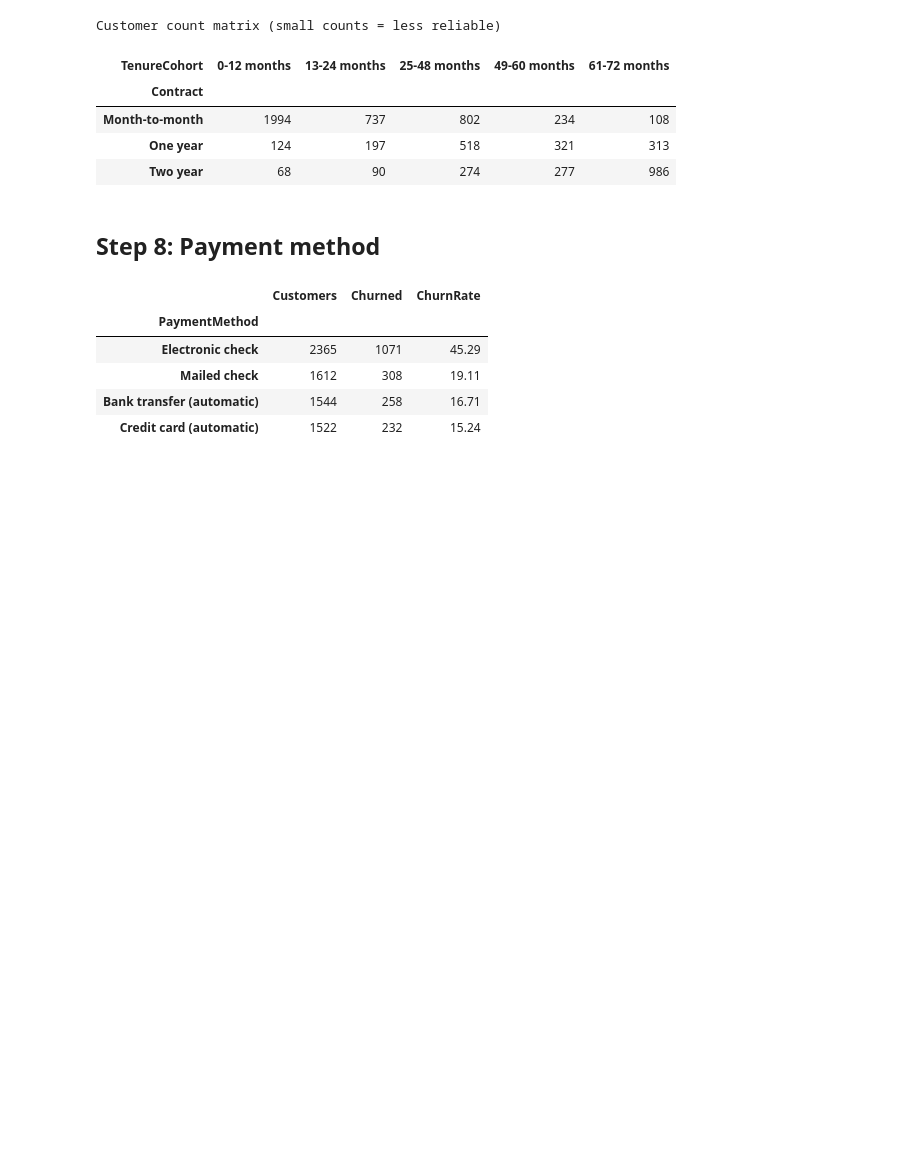
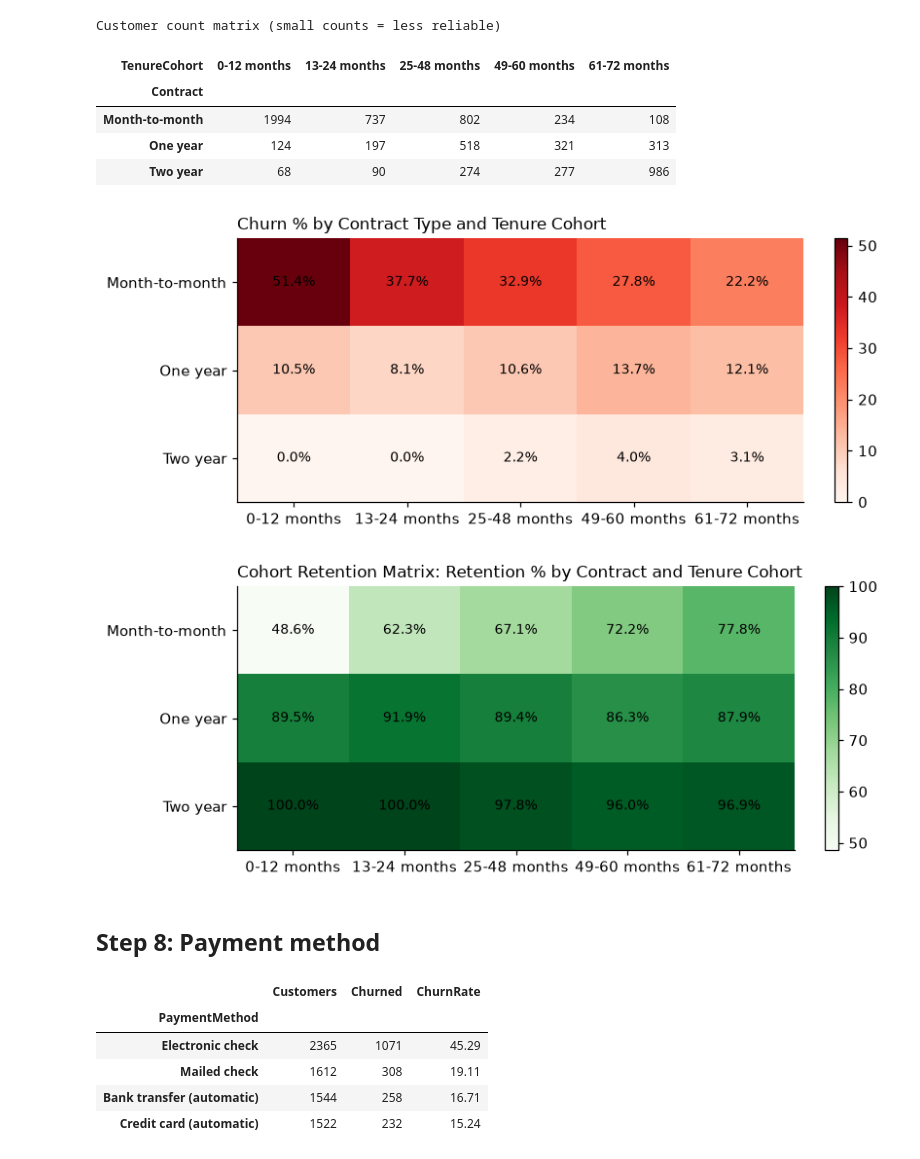
Before and after one commit to MohammedTech28/Datheon_Data_Analytics_-_Power_BI_Internship, a Jupyter notebook: Task_3/churn_analysis.ipynb, the cells around one changed output. Saved outputs shown, nothing was run; the diff lists cells and outputs as text; code cells hidden in the pictures; blank space fills up the shorter version.

```diff
--- a/Task_3/churn_analysis.ipynb
+++ b/Task_3/churn_analysis.ipynb
@@ -215,15 +261,18 @@ Customer count matrix (small counts = less reliable)
 # %%
 fig = px.imshow(churn_matrix, text_auto=".1f", color_continuous_scale="Reds", aspect="auto",
                 title="Churn % by Contract Type and Tenure Cohort")
 fig.update_layout(xaxis_title="Tenure Cohort", yaxis_title="Contract")
 fig.write_html(OUT_DIR / "03_churn_heatmap_contract_tenure.html")
-fig.show()
+static_heat(churn_matrix, "Churn % by Contract Type and Tenure Cohort", "Reds")
 
 fig = px.imshow(retention_matrix, text_auto=".1f", color_continuous_scale="Greens", aspect="auto",
                 title="Cohort Retention Matrix: Retention % by Contract Type and Tenure Cohort")
 fig.update_layout(xaxis_title="Tenure Cohort", yaxis_title="Contract")
 fig.write_html(OUT_DIR / "04_retention_matrix_contract_tenure.html")
-fig.show()
+static_heat(retention_matrix, "Cohort Retention Matrix: Retention % by Contract and Tenure Cohort", "Greens")
+# %% [output]
+[figure, added]
+[figure, added]
 # %% [markdown]
 ## Step 8: Payment method
 # %%
```
Also changed, not shown: parts of 8 cells of this notebook.
